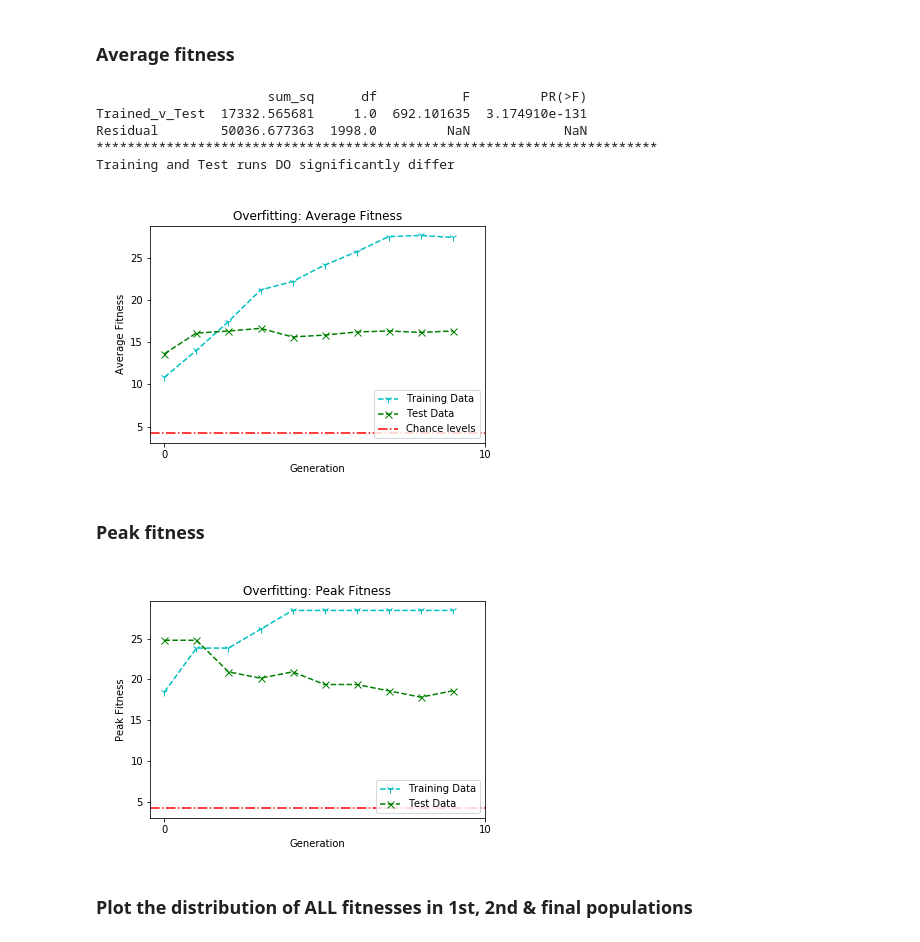
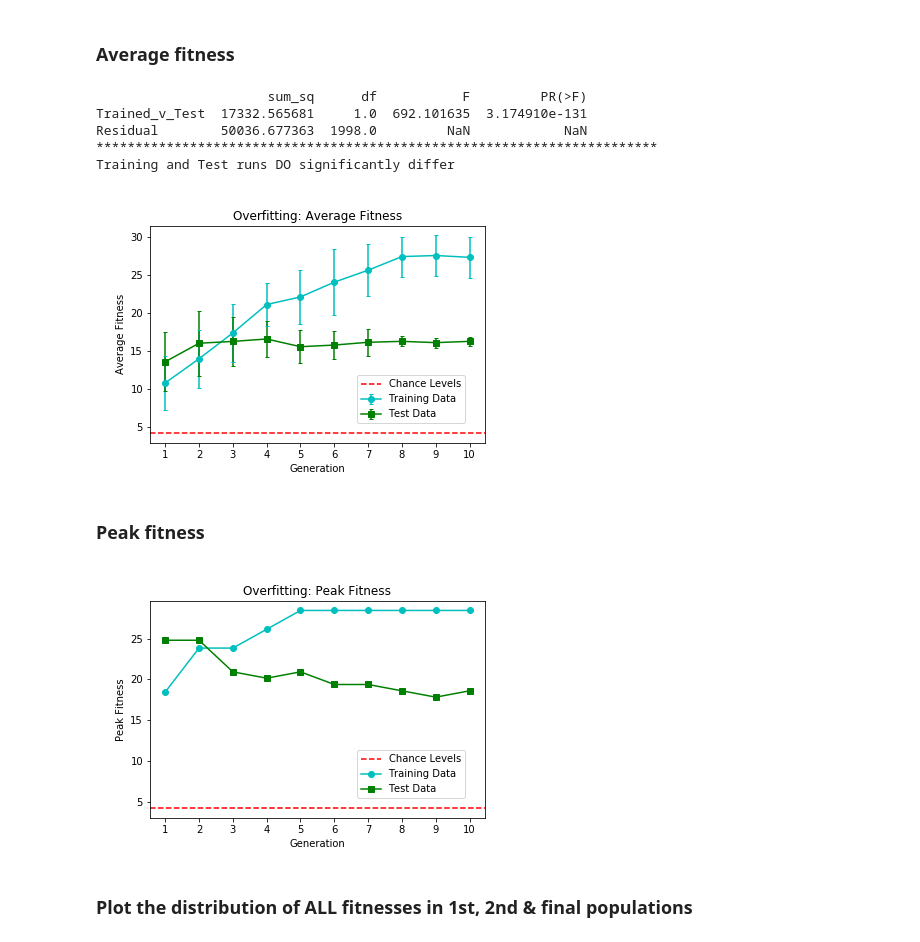
Before and after one commit to MaayanLab/X2K_Genetic_Algorithm, a Jupyter notebook: Python_scripts/GA_Results_Notebook.ipynb, the cells around one changed output. Drawn from its saved outputs; the diff is of its cells as text; code cells hidden in the pictures.

```diff
--- a/Python_scripts/GA_Results_Notebook.ipynb
+++ b/Python_scripts/GA_Results_Notebook.ipynb
@@ -85,17 +85,27 @@ Average PPI size in final Subset1 population = 2353.1017692307646
 # %% [markdown]
 ### Average fitness
 # %%
-y_s1 = GAresults_Subset1[2] # average fitness for each generation in TRAINED data
-y_s2 = averageFitness_Subset2
-x = range(len(y_s1))
-plt.plot(x, y_s1, 'c1--', markersize=7, label="Training Data")
-plt.plot(x, y_s2, 'gx--', markersize=7, label="Test Data")
+#y_s1 = GAresults_Subset1[2] # average fitness for each generation in TRAINED data
+#y_s2 = averageFitness_Subset2
+
+# Calculate average for subset one
+y1 = allFitnesses
+x = range(1,len(y1)+1)
+x, y_s1 = zip(*sorted((xVal, np.mean([yVal for a, yVal in zip(x, y1) if xVal==a])) for xVal in set(x)))
+# Calculate average for subset 2
+y2 = allFitnesses_Subset2
+x, y_s2 = zip(*sorted((xVal, np.mean([yVal for a, yVal in zip(x, y2) if xVal==a])) for xVal in set(x)))
+
+yerr1 = np.std(y1, axis=1)
+yerr2 = np.std(y2, axis=1)
+plt.errorbar(x, y_s1, yerr=yerr1, color='c', marker='o', capsize=2, label="Training Data")
+plt.errorbar(x, y_s2, yerr=yerr2, color='g', marker='s', capsize=2, label="Test Data")
+plt.axhline(y=chance, linestyle="--", color='r', label="Chance Levels")
 plt.title('Overfitting: Average Fitness')
 plt.xlabel('Generation')
 plt.ylabel('Average Fitness')
-plt.axhline(y=chance, linestyle="-.", color='r', label="Chance levels")
-plt.legend(loc='lower right')
-plt.xticks(np.arange(min(x), max(x)+2, 10.0))
+plt.xticks(np.arange(1, max(x)+1, 1))
+plt.legend(loc='lower right', borderaxespad=2)
 plt.gcf().set_facecolor('white')
 
 
@@ -107,51 +117,54 @@ fit1_df.columns = ['Average_Fitness']
 fit1_df['Trained_v_Test'] = 'Trained'
 ## Unlist Subset2 Fitnesses
 fit2 = []
 for sublist in allFitnesses_Subset2:
     for item in sublist:
         fit2.append(item)
 fit2_df = pd.DataFrame(fit2, columns=['Average_Fitness'])
 fit2_df['Trained_v_Test'] = 'Test'
 
 lm_data = pd.concat([fit1_df, fit2_df])
 ## Get OLS R2
 import statsmodels.api as sm
 from statsmodels.formula.api import ols
 mod = ols('Average_Fitness ~ Trained_v_Test',data=lm_data).fit()
 aov_table = sm.stats.anova_lm(mod, typ=2)
 p = aov_table['PR(>F)'][0]
 mod.summary()
 
 print(aov_table)
 print("************************************************************************")
 if p>0.05:
     print('Training and Test runs do NOT significantly differ.')
 else:
     print('Training and Test runs DO significantly differ')
 # %% [output]
                       sum_sq      df           F         PR(>F)
 Trained_v_Test  17332.565681     1.0  692.101635  3.174910e-131
 Residual        50036.677363  1998.0         NaN            NaN
 ************************************************************************
 Training and Test runs DO significantly differ
-[figure, old version]
+[figure, new version]
 # %% [markdown]
 ### Peak fitness
 # %%
-y_s1 = GAresults_Subset1[3] # average fitness for each generation in TRAINED data
+y_s1 = GAresults_Subset1[3] # Peak fitness for each generation in TRAINED data
 y_s2 = peakFitness_Subset2
-x = range(len(y_s1))
-plt.plot(x, y_s1, 'c1--', markersize=7, label="Training Data")
-plt.plot(x, y_s2, 'gx--', markersize=7, label="Test Data")
+x = range(1,len(y_s1)+1)
+# Error bars wouldn't make sense since there's only one peak fitness per gen
+#yerr1 = 0.1 + 0.2*np.sqrt(y_s1)
+#yerr2 = 0.1 + 0.2*np.sqrt(y_s2)
+plt.errorbar(x, y_s1, color='c', marker='o', capsize=2, label="Training Data")
+plt.errorbar(x, y_s2, color='g', marker='s', capsize=2, label="Test Data")
+plt.axhline(y=chance, linestyle="--", color='r', label="Chance Levels")
 plt.title('Overfitting: Peak Fitness')
 plt.xlabel('Generation')
 plt.ylabel('Peak Fitness')
-plt.legend(loc='lower right')
-plt.xticks(np.arange(min(x), max(x)+2, 10.0))
-plt.gcf().set_facecolor('white')
-plt.axhline(y=chance, linestyle="-.", color='r', label="Chance levels");
+plt.xticks(np.arange(1, max(x)+1, 1))
+plt.legend(loc='lower right', borderaxespad=2)
+plt.gcf().set_facecolor('white');
 # %% [output]
-[figure, old version]
+[figure, new version]
 # %% [markdown]
 ### Plot the distribution of ALL fitnesses in 1st, 2nd & final populations
 # %%
```
Also changed, not shown: parts of 3 cells of this notebook, 9 other files.
